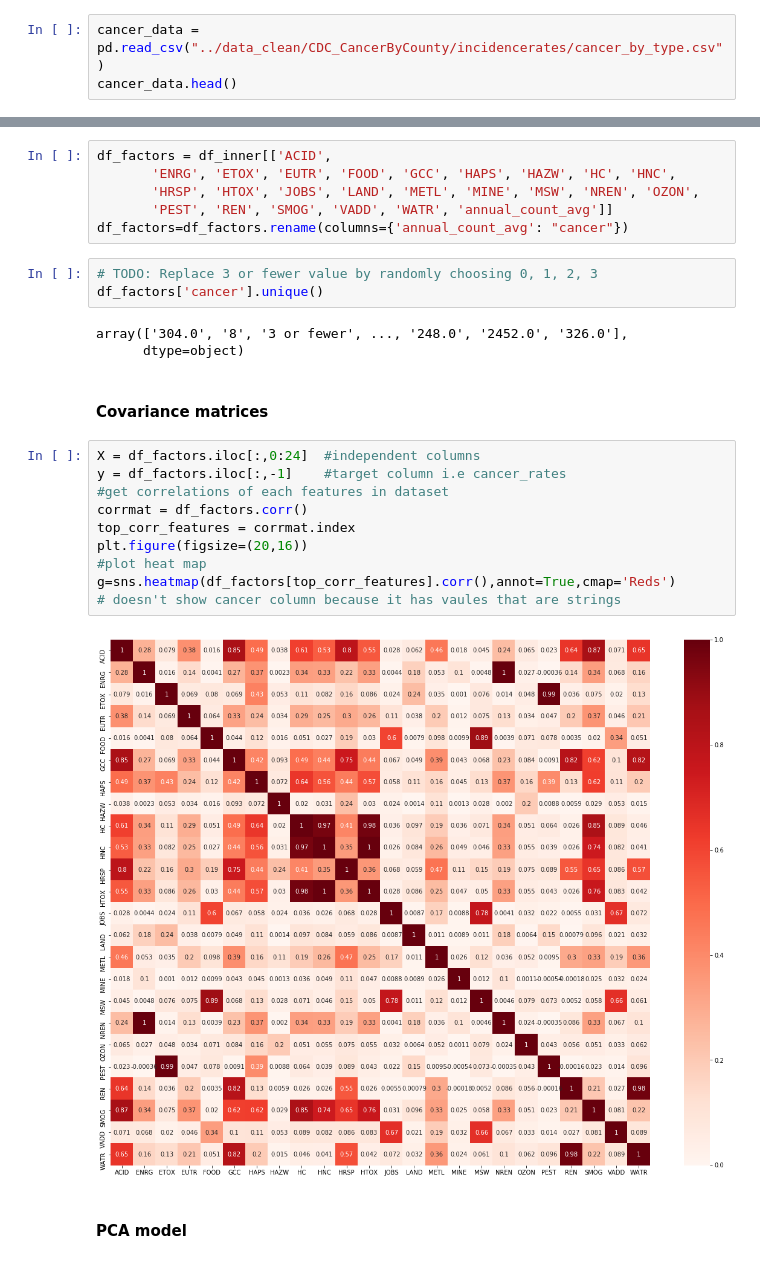
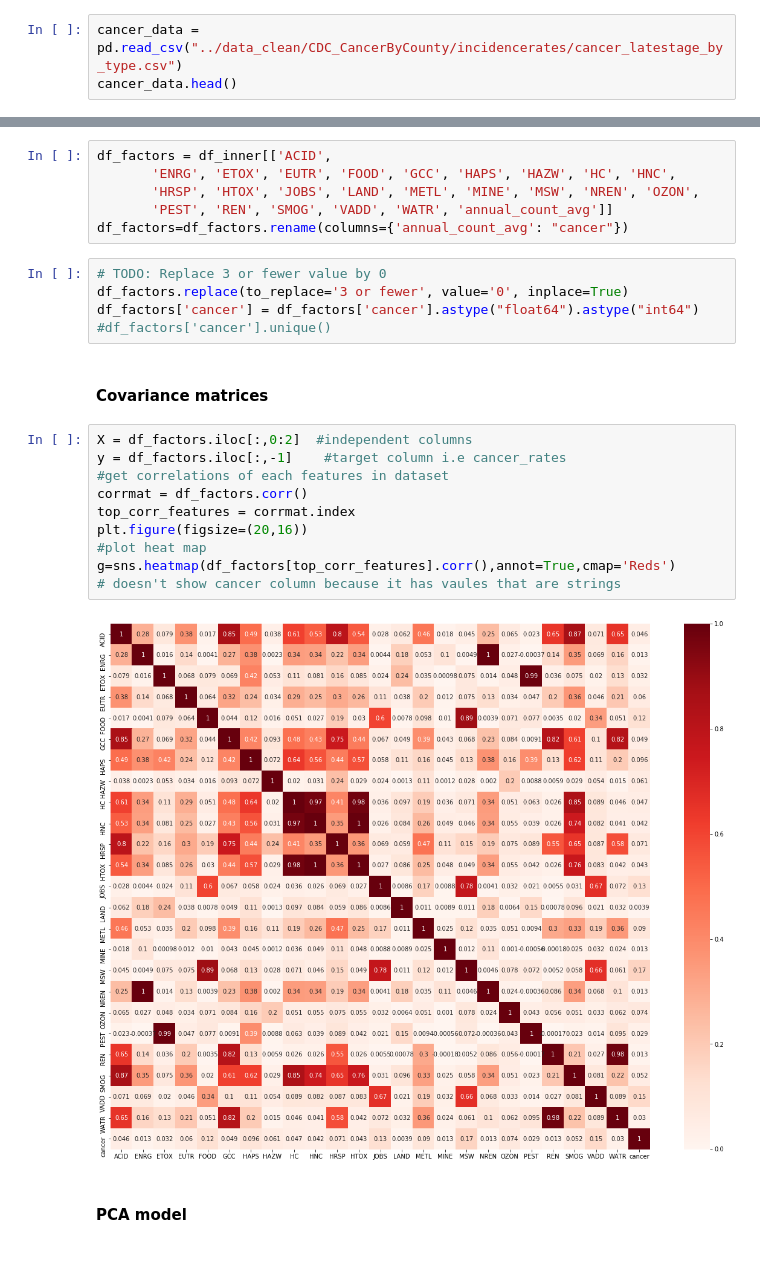
Before and after one commit to Merrel/Cancer-Industry-Dashboard, a Jupyter notebook: feature_analysis/PCA.ipynb, the cells around one changed output, grey strips where cells are left out. Drawn from its saved outputs; the diff is of its cells as text.

```diff
--- a/feature_analysis/PCA.ipynb
+++ b/feature_analysis/PCA.ipynb
@@ -10,7 +11,7 @@ from sklearn.decomposition import PCA
 # %% [markdown]
 ### Importing cancer data
 # %%
-cancer_data = pd.read_csv("../data_clean/CDC_CancerByCounty/incidencerates/cancer_by_type.csv")
+cancer_data = pd.read_csv("../data_clean/CDC_CancerByCounty/incidencerates/cancer_latestage_by_type.csv")
 cancer_data.head()
 # %% [output]
 |  | locale | fips | met_health_obj | incidence rate_per_100000 | incidence rate_lower_95_confidence | incidence rate_upper_95_confidence | ... |
@@ -229,25 +230,24 @@ df_factors = df_inner[['ACID',
        'PEST', 'REN', 'SMOG', 'VADD', 'WATR', 'annual_count_avg']]
 df_factors=df_factors.rename(columns={'annual_count_avg': "cancer"})
 # %%
-# TODO: Replace 3 or fewer value by randomly choosing 0, 1, 2, 3
-df_factors['cancer'].unique()
+# TODO: Replace 3 or fewer value by 0
+df_factors.replace(to_replace='3 or fewer', value='0', inplace=True)
+df_factors['cancer'] = df_factors['cancer'].astype("float64").astype("int64")
+#df_factors['cancer'].unique()
-# %% [output]
-array(['304.0', '8', '3 or fewer', ..., '248.0', '2452.0', '326.0'],
-      dtype=object)
 # %% [markdown]
 #### Covariance matrices
 # %%
-X = df_factors.iloc[:,0:24]  #independent columns
+X = df_factors.iloc[:,0:2]  #independent columns
 y = df_factors.iloc[:,-1]    #target column i.e cancer_rates
 #get correlations of each features in dataset
 corrmat = df_factors.corr()
 top_corr_features = corrmat.index
 plt.figure(figsize=(20,16))
 #plot heat map
 g=sns.heatmap(df_factors[top_corr_features].corr(),annot=True,cmap='Reds')
 # doesn't show cancer column because it has vaules that are strings
 # %% [output]
-[figure, old version]
+[figure, new version]
 # %% [markdown]
 #### PCA model
 # %%
```
Also changed, not shown: parts of 15 cells of this notebook, 1 other file.
